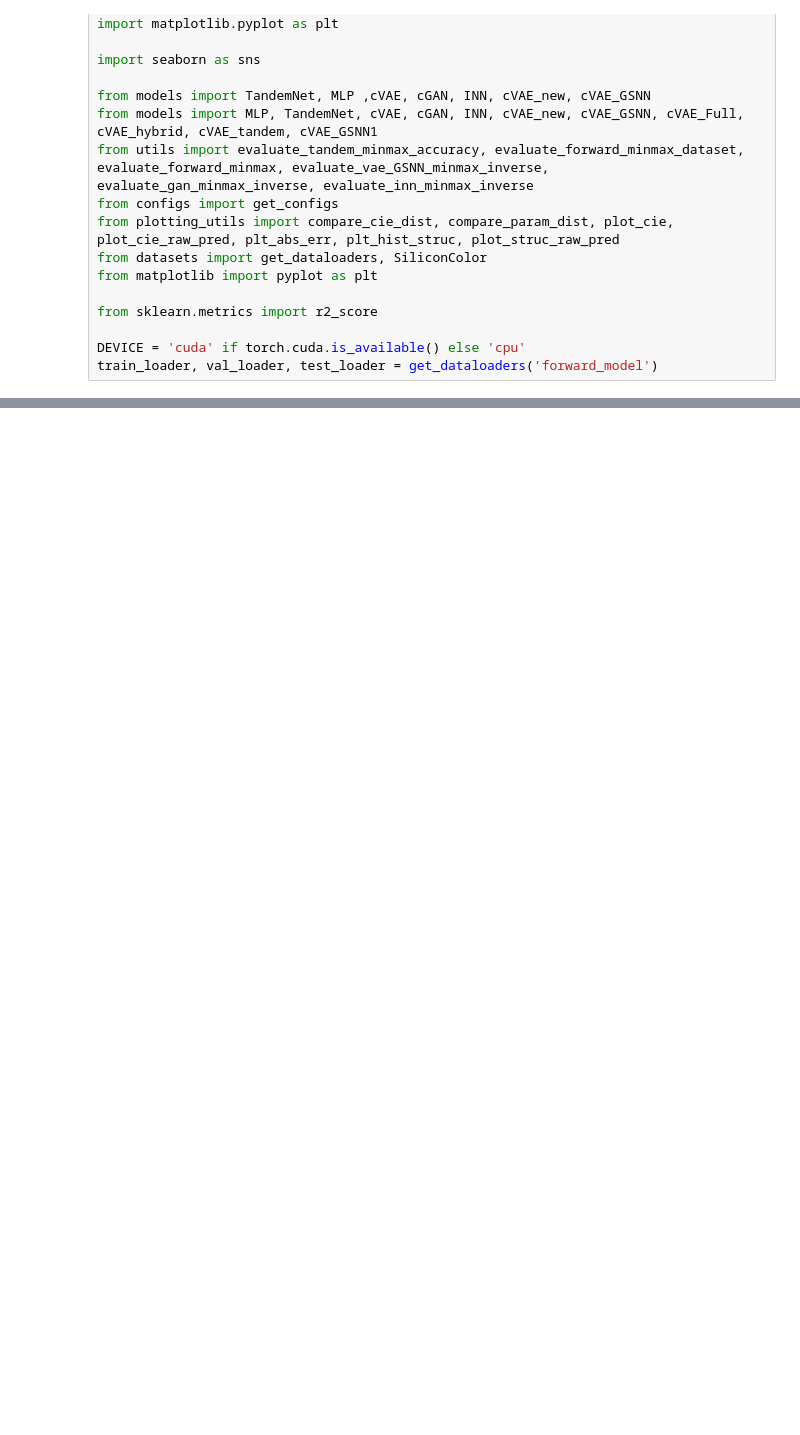
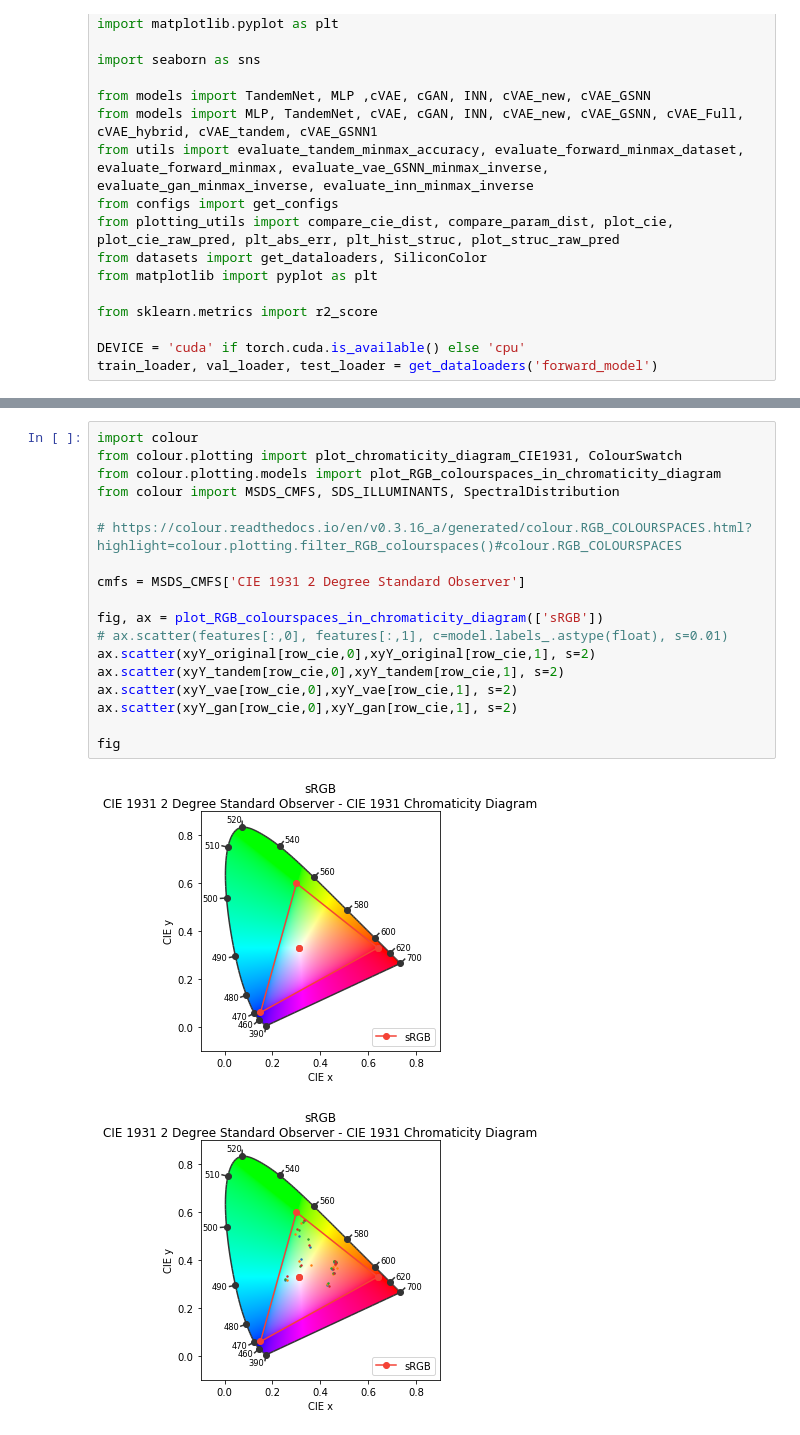
Before and after one commit to taigaoma1997/Meta_learning_photonics_structure, a Jupyter notebook: Model/compare_results.ipynb, the cells around one changed output, grey strips where cells are left out. Cells and saved outputs as stored; diff of their text form; blank space fills up the shorter version.

```diff
--- a/Model/compare_results.ipynb
+++ b/Model/compare_results.ipynb
@@ -176,0 +212,21 @@ plt.axis('off')
+# %%
+import colour
+from colour.plotting import plot_chromaticity_diagram_CIE1931, ColourSwatch
+from colour.plotting.models import plot_RGB_colourspaces_in_chromaticity_diagram
+from colour import MSDS_CMFS, SDS_ILLUMINANTS, SpectralDistribution
+
+# https://colour.readthedocs.io/en/v0.3.16_a/generated/colour.RGB_COLOURSPACES.html?highlight=colour.plotting.filter_RGB_colourspaces()#colour.RGB_COLOURSPACES
+
+cmfs = MSDS_CMFS['CIE 1931 2 Degree Standard Observer']
+
+fig, ax = plot_RGB_colourspaces_in_chromaticity_diagram(['sRGB'])
+# ax.scatter(features[:,0], features[:,1], c=model.labels_.astype(float), s=0.01)
+ax.scatter(xyY_original[row_cie,0],xyY_original[row_cie,1], s=2)
+ax.scatter(xyY_tandem[row_cie,0],xyY_tandem[row_cie,1], s=2)
+ax.scatter(xyY_vae[row_cie,0],xyY_vae[row_cie,1], s=2)
+ax.scatter(xyY_gan[row_cie,0],xyY_gan[row_cie,1], s=2)
+
+fig
+# %% [output]
+[figure, added]
+[figure, added]
```
Also changed, not shown: parts of 20 cells of this notebook, 29 other files.
